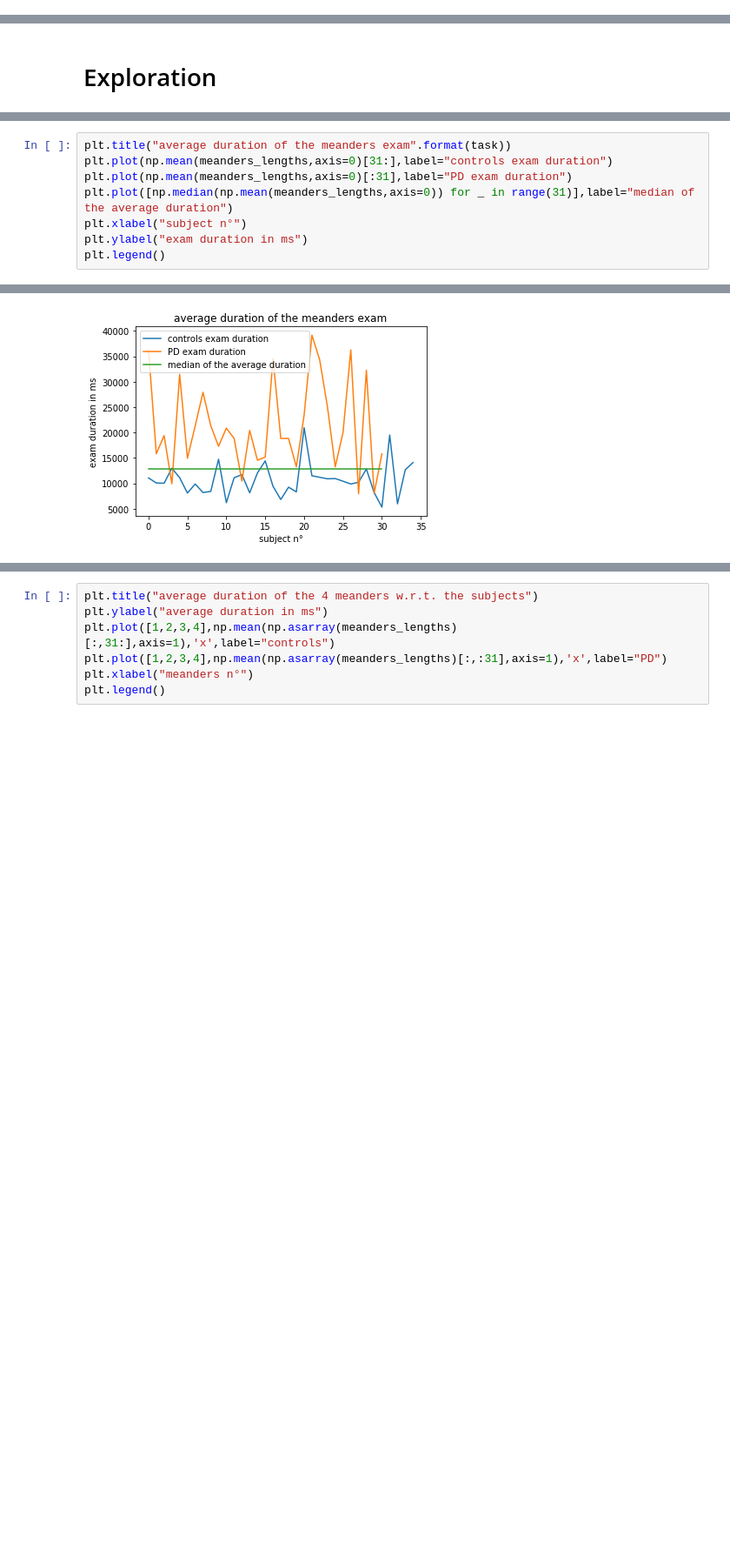
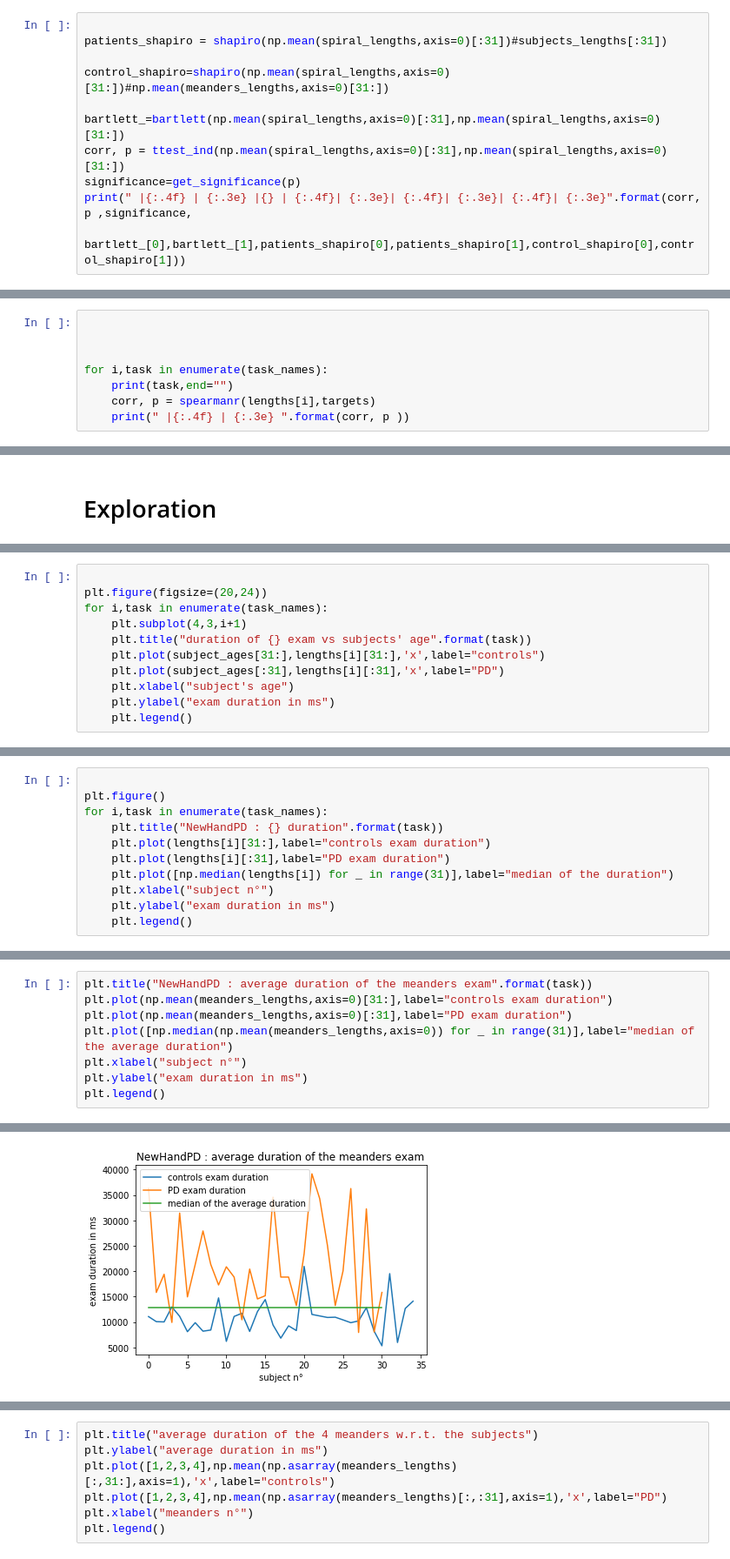
Before and after one commit to PaulLerner/deep_parkinson_handwriting, a Jupyter notebook: newhandpd.ipynb, the cells around one changed output, grey strips where cells are left out. Shown at 87% size. Drawn from its saved outputs; the diff is of its cells as text; blank space fills up the shorter version.

```diff
--- a/newhandpd.ipynb
+++ b/newhandpd.ipynb
@@ -98,0 +157,11 @@ median=np.median(subjects_lengths)
+# %%
+
+patients_shapiro = shapiro(np.mean(spiral_lengths,axis=0)[:31])#subjects_lengths[:31])
+
+control_shapiro=shapiro(np.mean(spiral_lengths,axis=0)[31:])#np.mean(meanders_lengths,axis=0)[31:])
+
+bartlett_=bartlett(np.mean(spiral_lengths,axis=0)[:31],np.mean(spiral_lengths,axis=0)[31:])
+corr, p = ttest_ind(np.mean(spiral_lengths,axis=0)[:31],np.mean(spiral_lengths,axis=0)[31:])
+significance=get_significance(p)
+print(" |{:.4f} | {:.3e} |{} | {:.4f}| {:.3e}| {:.4f}| {:.3e}| {:.4f}| {:.3e}".format(corr, p ,significance,
+    bartlett_[0],bartlett_[1],patients_shapiro[0],patients_shapiro[1],control_shapiro[0],control_shapiro[1]))
@@ -98,0 +190,8 @@ median=np.median(subjects_lengths)
+# %%
+
+
+
+for i,task in enumerate(task_names):
+    print(task,end="")
+    corr, p = spearmanr(lengths[i],targets)
+    print(" |{:.4f} | {:.3e} ".format(corr, p ))
@@ -400,0 +582,11 @@ plt.legend()
+# %%
+
+plt.figure(figsize=(20,24))
+for i,task in enumerate(task_names):
+    plt.subplot(4,3,i+1)
+    plt.title("duration of {} exam vs subjects' age".format(task))
+    plt.plot(subject_ages[31:],lengths[i][31:],'x',label="controls")
+    plt.plot(subject_ages[:31],lengths[i][:31],'x',label="PD")
+    plt.xlabel("subject's age")
+    plt.ylabel("exam duration in ms")
+    plt.legend()
@@ -400,0 +595,11 @@ plt.legend()
+# %%
+
+plt.figure()
+for i,task in enumerate(task_names):
+    plt.title("NewHandPD : {} duration".format(task))
+    plt.plot(lengths[i][31:],label="controls exam duration")
+    plt.plot(lengths[i][:31],label="PD exam duration")
+    plt.plot([np.median(lengths[i]) for _ in range(31)],label="median of the duration")
+    plt.xlabel("subject n°")
+    plt.ylabel("exam duration in ms")
+    plt.legend()
@@ -412,14 +641,14 @@ plt.legend()
 # %%
-plt.title("average duration of the meanders exam".format(task))
+plt.title("NewHandPD : average duration of the meanders exam".format(task))
 plt.plot(np.mean(meanders_lengths,axis=0)[31:],label="controls exam duration")
 plt.plot(np.mean(meanders_lengths,axis=0)[:31],label="PD exam duration")
 plt.plot([np.median(np.mean(meanders_lengths,axis=0)) for _ in range(31)],label="median of the average duration")
 plt.xlabel("subject n°")
 plt.ylabel("exam duration in ms")
 plt.legend()
 # %% [output]
 <matplotlib.legend.Legend at 0x...>
-[figure, old version]
+[figure, new version]
 # %%
 for i,task in enumerate(task_names):
     plt.figure()
```
Also changed, not shown: parts of 32 cells of this notebook, 3 other files.
